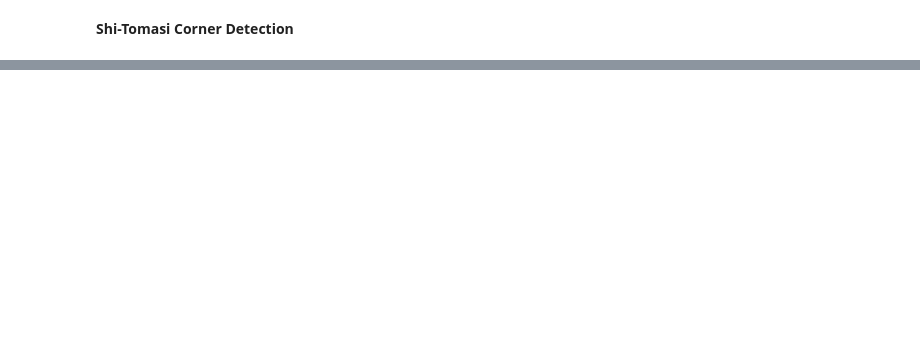
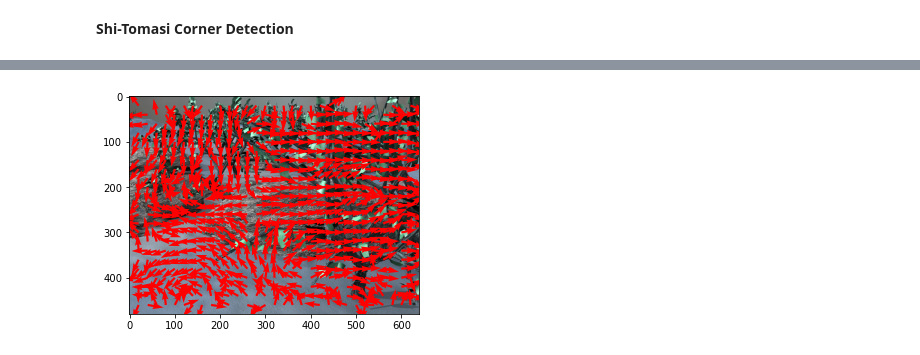
Before and after one commit to tusharc31/Computer-Vision, a Jupyter notebook: Assignment-2/src/Assignment02.ipynb, the cells around one changed output, grey strips where cells are left out. Drawn from its saved outputs; the diff is of its cells as text; code cells hidden in the pictures; blank space fills up the shorter version.

```diff
--- a/Assignment-2/src/Assignment02.ipynb
+++ b/Assignment-2/src/Assignment02.ipynb
@@ -317,0 +515,5 @@ LukasKanadeForwardAdditive(Image1, Image2, 11, 0.01)
+# %%
+image_1 = cv2.imread('../data/all-frames-colour/Grove3/frame10.png')
+image_2 = cv2.imread('../data/all-frames-colour/Grove3/frame11.png')
+filter_size = (35, 35)
+u, v = MultiScaleLucasKanade(image_2, image_1, filter_size, 3)
@@ -317,0 +532,10 @@ LukasKanadeForwardAdditive(Image1, Image2, 11, 0.01)
+# %%
+I1 = cv2.imread('../data/all-frames-colour/Grove3/frame10.png')
+plt.imshow(I1)
+S = u.shape
+for i in range(0,S[0], 20):
+    for j in range(0, S[1], 20):
+        if u[i,j]!=np.nan and v[i,j]!=np.nan and (abs(u[i,j])>0.1 or abs(v[i,j])>0.1):
+            plt.quiver(j,i,u[i,j],v[i,j],color = 'r')
+# %% [output]
+[figure, added]
```
Also changed, not shown: parts of 19 cells of this notebook, 14 other files.
